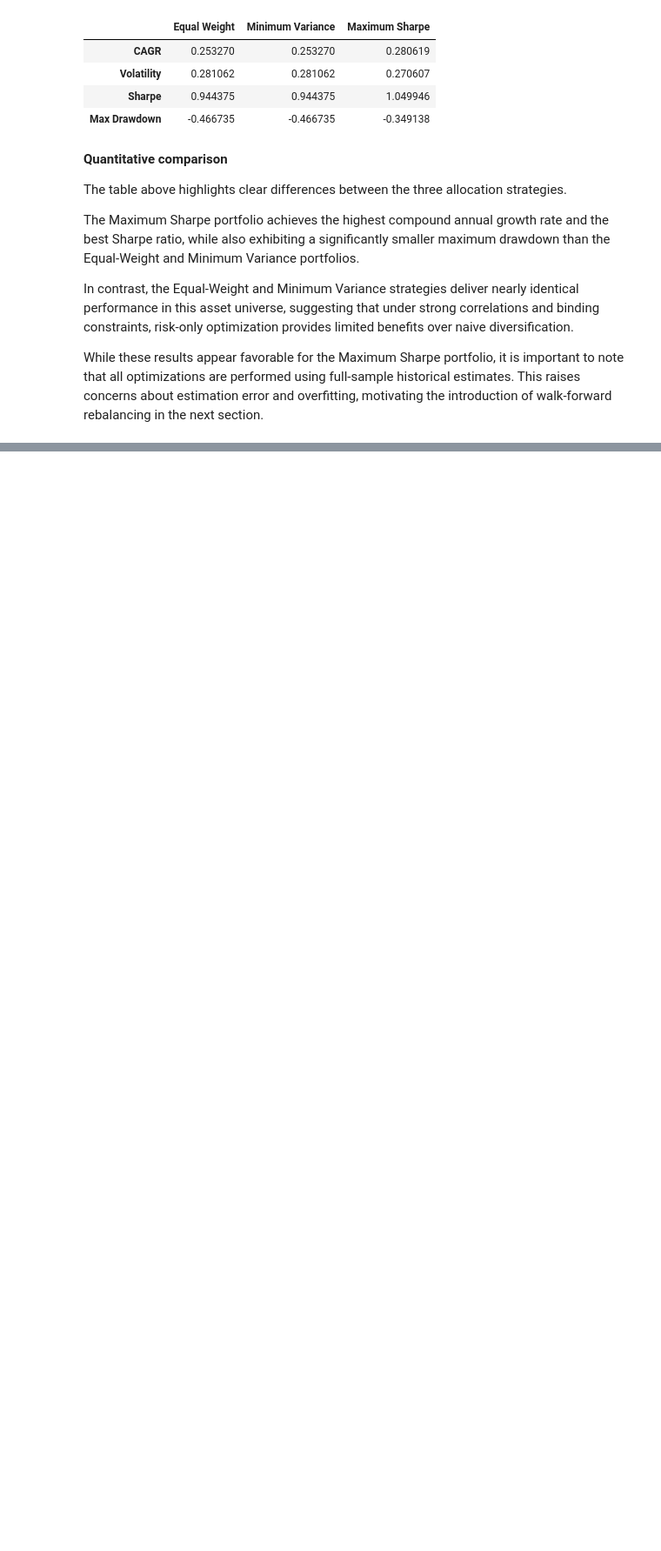
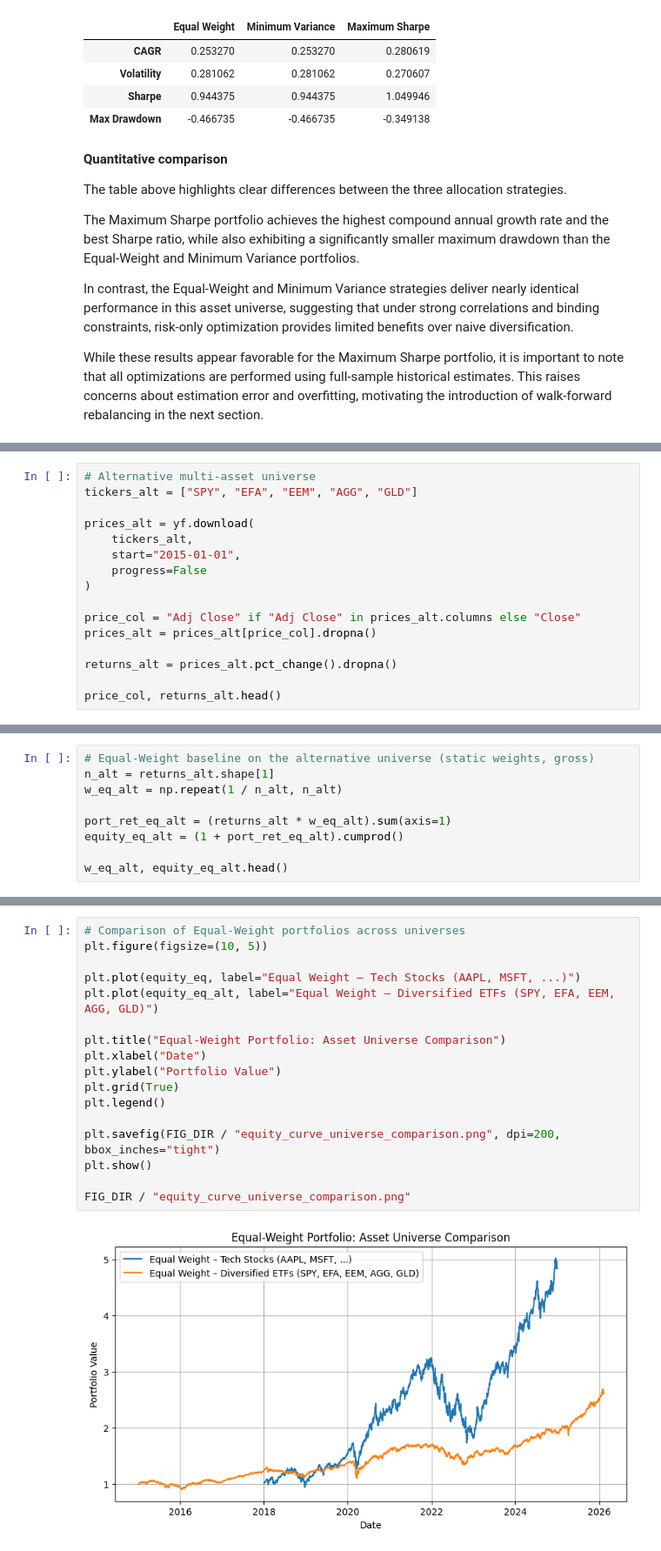
Before and after one commit to Morales-Mathieu/portfolio-optimization-methods, a Jupyter notebook: notebooks/01_portfolio_optimization_walkforward.ipynb, the cells around one changed output, grey strips where cells are left out. Shown at 87% size. Saved outputs shown, nothing was run; the diff lists cells and outputs as text; blank space fills up the shorter version.

```diff
--- a/notebooks/01_portfolio_optimization_walkforward.ipynb
+++ b/notebooks/01_portfolio_optimization_walkforward.ipynb
@@ -408,0 +933,16 @@ next section.
+# %%
+# Alternative multi-asset universe
+tickers_alt = ["SPY", "EFA", "EEM", "AGG", "GLD"]
+
+prices_alt = yf.download(
+    tickers_alt,
+    start="2015-01-01",
+    progress=False
+)
+
+price_col = "Adj Close" if "Adj Close" in prices_alt.columns else "Close"
+prices_alt = prices_alt[price_col].dropna()
+
+returns_alt = prices_alt.pct_change().dropna()
+
+price_col, returns_alt.head()
@@ -408,0 +958,9 @@ next section.
+# %%
+# Equal-Weight baseline on the alternative universe (static weights, gross)
+n_alt = returns_alt.shape[1]
+w_eq_alt = np.repeat(1 / n_alt, n_alt)
+
+port_ret_eq_alt = (returns_alt * w_eq_alt).sum(axis=1)
+equity_eq_alt = (1 + port_ret_eq_alt).cumprod()
+
+w_eq_alt, equity_eq_alt.head()
@@ -408,0 +976,19 @@ next section.
+# %%
+# Comparison of Equal-Weight portfolios across universes
+plt.figure(figsize=(10, 5))
+
+plt.plot(equity_eq, label="Equal Weight – Tech Stocks (AAPL, MSFT, ...)")
+plt.plot(equity_eq_alt, label="Equal Weight – Diversified ETFs (SPY, EFA, EEM, AGG, GLD)")
+
+plt.title("Equal-Weight Portfolio: Asset Universe Comparison")
+plt.xlabel("Date")
+plt.ylabel("Portfolio Value")
+plt.grid(True)
+plt.legend()
+
+plt.savefig(FIG_DIR / "equity_curve_universe_comparison.png", dpi=200, bbox_inches="tight")
+plt.show()
+
+FIG_DIR / "equity_curve_universe_comparison.png"
+# %% [output]
+[figure, added]
```
Also changed, not shown: parts of 32 cells of this notebook, 8 other files.
